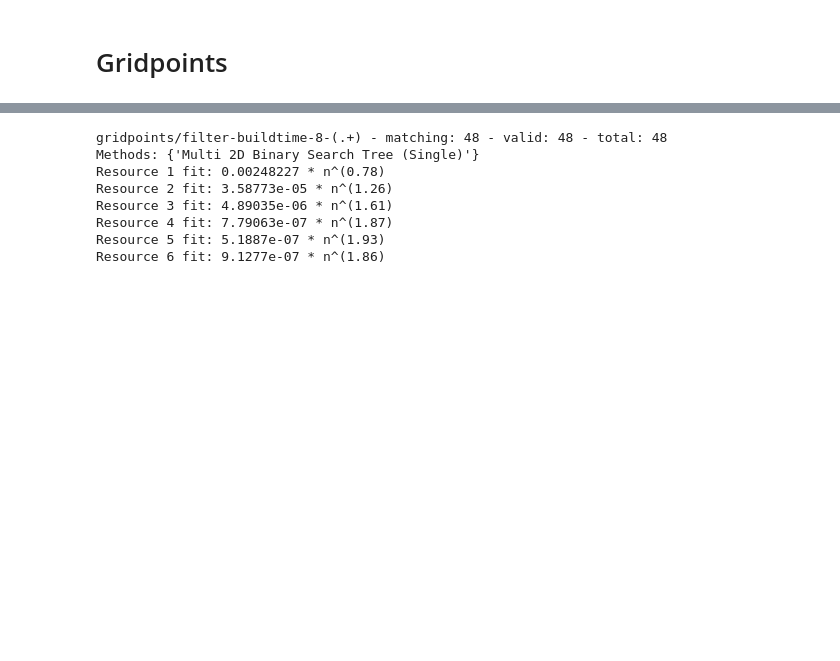
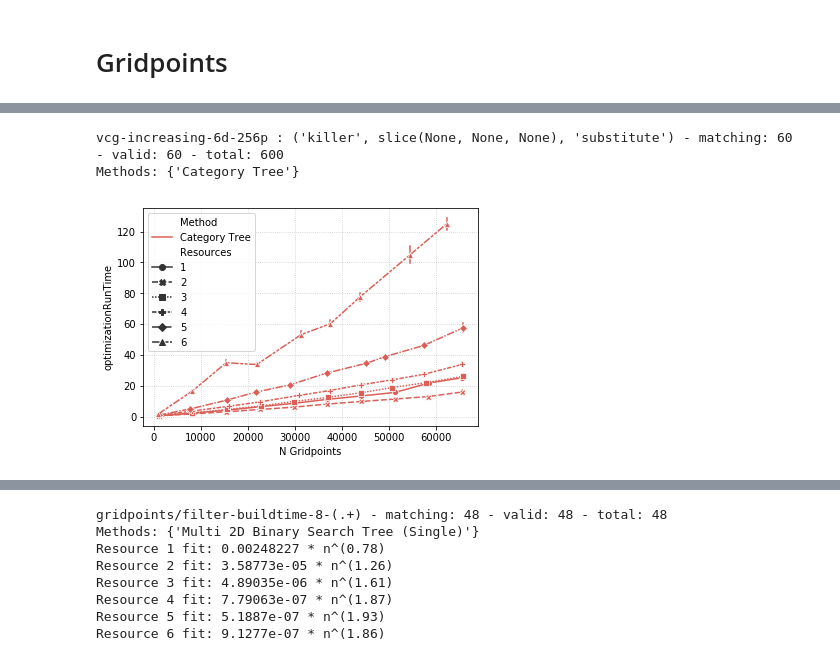
Before and after one commit to liran-funaro/jointfunc-vcg, a Jupyter notebook: notebooks/Analyze.ipynb, the cells around one changed output, grey strips where cells are left out. Drawn from its saved outputs; the diff is of its cells as text; code cells hidden in the pictures; blank space fills up the shorter version.

```diff
--- a/notebooks/Analyze.ipynb
+++ b/notebooks/Analyze.ipynb
@@ -114,0 +133,9 @@ ret['stats']
+# %%
+exp_name = 'killer'
+ds_obj = data.increasing
+df = results.plot.joint_val_gridpoints(ds_obj, exp_name, exp_suffix='substitute',
+                                       val=('stats', 'optimizationRunTime'))
+# %% [output]
+vcg-increasing-6d-256p : ('killer', slice(None, None, None), 'substitute') - matching: 60 - valid: 60 - total: 600
+Methods: {'Category Tree'}
+[figure, added]
```
Also changed, not shown: parts of 14 cells of this notebook, 8 other files.
